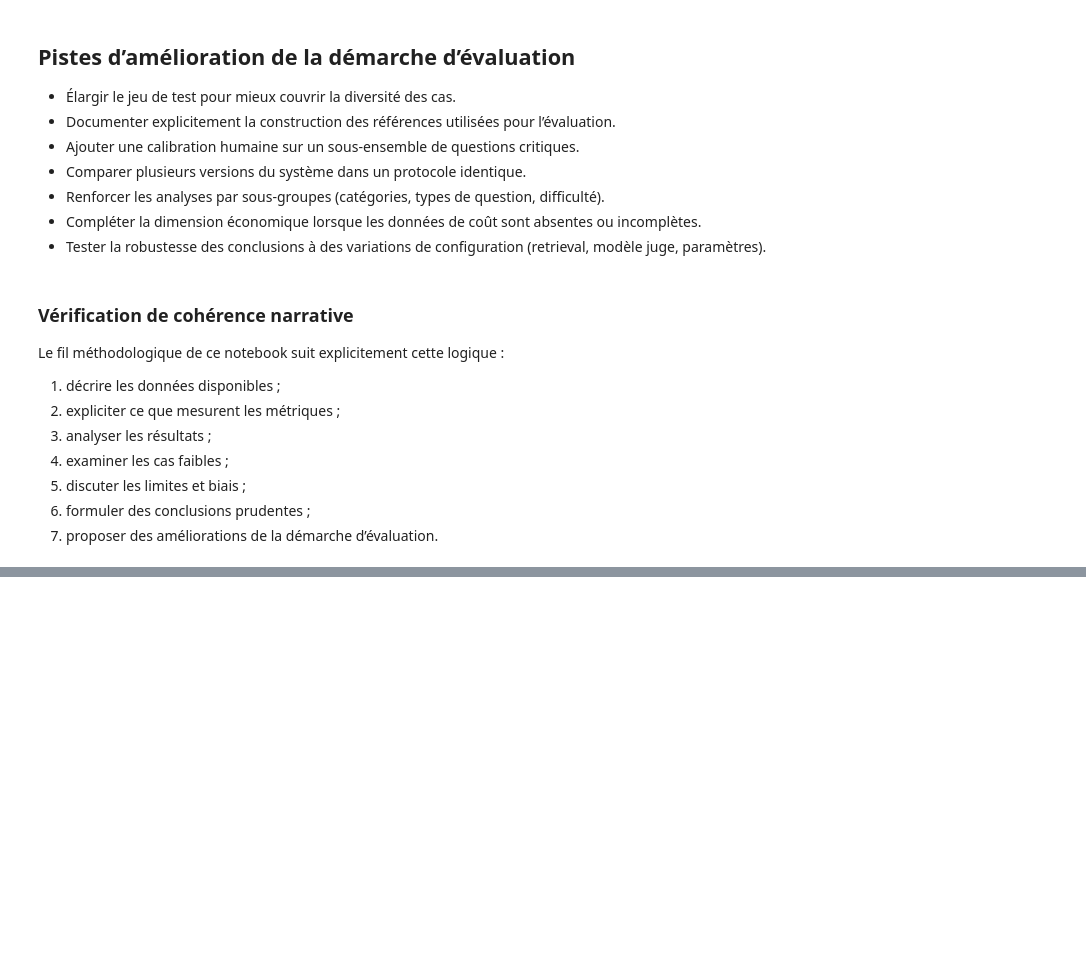
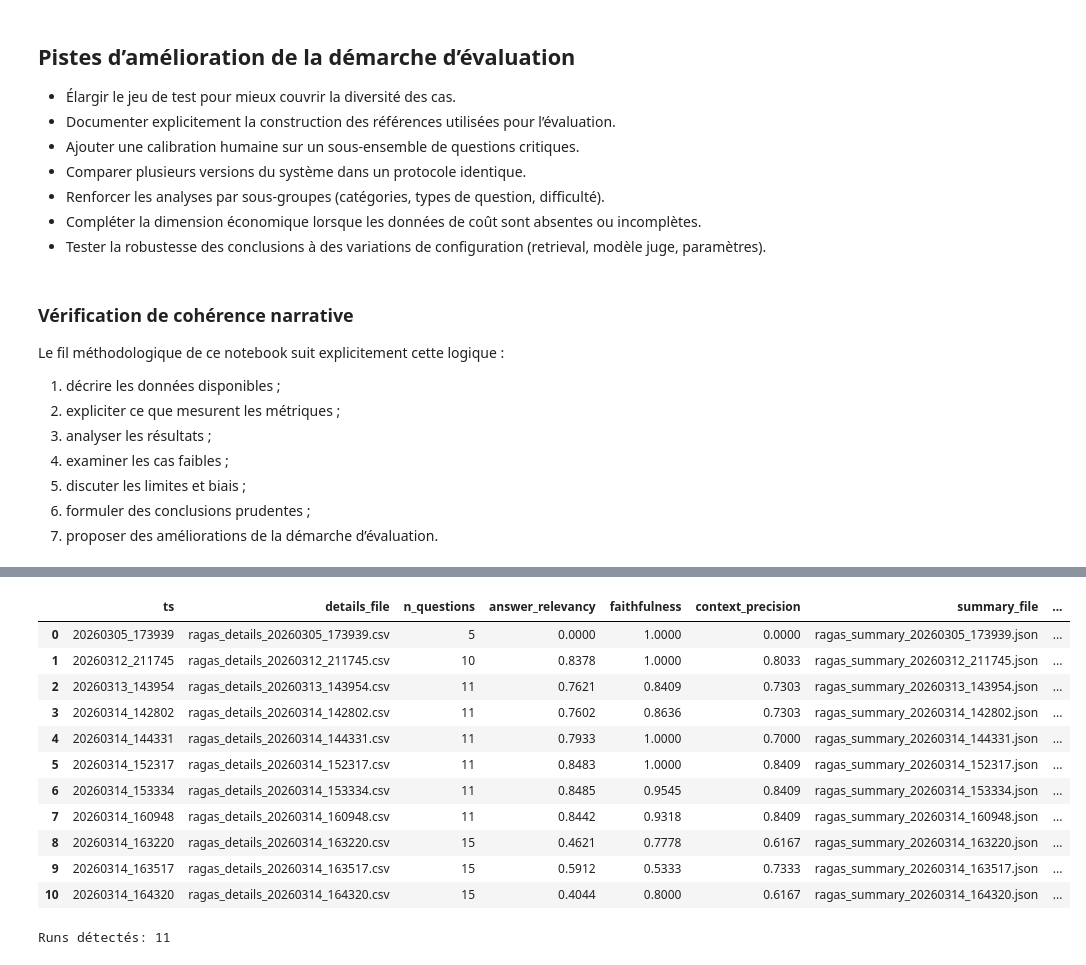
Before and after one commit to stephmnt/eval_RAGAS, a Jupyter notebook: notes_perso.ipynb, the cells around one changed output, grey strips where cells are left out. Saved outputs shown, nothing was run; the diff lists cells and outputs as text; code cells hidden in the pictures; blank space fills up the shorter version.

```diff
--- a/notes_perso.ipynb
+++ b/notes_perso.ipynb
@@ -698,0 +715,80 @@ Le fil méthodologique de ce notebook suit explicitement cette logique :
+# %%
+from pathlib import Path
+import json
+import re
+import pandas as pd
+import numpy as np
+import matplotlib.pyplot as plt
+
+from IPython.display import display, Markdown
+
+EVAL_DIR = Path('outputs/evaluations')
+
+summary_files = sorted(EVAL_DIR.glob('ragas_summary_*.json'))
+details_files = sorted(EVAL_DIR.glob('ragas_details_*.csv'))
+samples_files = sorted(EVAL_DIR.glob('samples_*.json'))
+
+if not summary_files or not details_files:
+    raise FileNotFoundError("Aucun artefact d'évaluation trouvé dans outputs/evaluations/.")
+
+
+def extract_ts(path: Path) -> str:
+    return path.stem.split('_')[-2] + '_' + path.stem.split('_')[-1]
+
+
+def parse_result_repr(result_repr: str) -> dict:
+    if not isinstance(result_repr, str):
+        return {}
+    parsed = {}
+    for name, value in re.findall(r"'([^']+)': ([0-9.]+)", result_repr):
+        parsed[name] = float(value)
+    return parsed
+
+summary_map = {extract_ts(p): p for p in summary_files}
+details_map = {extract_ts(p): p for p in details_files}
+samples_map = {extract_ts(p): p for p in samples_files}
+
+runs = []
+for ts, details_path in sorted(details_map.items()):
+    df = pd.read_csv(details_path)
+    summary_path = summary_map.get(ts)
+
+    row = {
+        'ts': ts,
+        'details_file': details_path.name,
+        'n_questions': len(df),
+    }
+
+    if summary_path and summary_path.exists():
+        payload = json.loads(summary_path.read_text(encoding='utf-8'))
+        core = parse_result_repr(payload.get('result_repr', ''))
+        row.update(core)
+        row['summary_file'] = summary_path.name
+        row['mean_retrieval_precision_at_k'] = payload.get('mean_retrieval_precision_at_k')
+        row['mean_retrieval_recall_at_k'] = payload.get('mean_retrieval_recall_at_k')
+        row['mean_retrieval_mrr'] = payload.get('mean_retrieval_mrr')
+        row['mean_retrieval_ndcg_at_k'] = payload.get('mean_retrieval_ndcg_at_k')
+        row['mean_latency_total_s'] = payload.get('mean_latency_total_s')
+        row['mean_sql_used'] = payload.get('mean_sql_used')
+    else:
+        row['summary_file'] = None
+
+    runs.append(row)
+
+runs_df = pd.DataFrame(runs).sort_values('ts').reset_index(drop=True)
+display(runs_df)
+print(f'Runs détectés: {len(runs_df)}')
+# %% [output]
+|  | ts | details_file | n_questions | answer_relevancy | faithfulness | context_precision | summary_file | ... |
+| 0 | 20260305_173939 | ragas_details_20260305_173939.csv | 5 | 0.0000 | 1.0000 | 0.0000 | ragas_summary_20260305_173939.json | ... |
+| 1 | 20260312_211745 | ragas_details_20260312_211745.csv | 10 | 0.8378 | 1.0000 | 0.8033 | ragas_summary_20260312_211745.json | ... |
+| 2 | 20260313_143954 | ragas_details_20260313_143954.csv | 11 | 0.7621 | 0.8409 | 0.7303 | ragas_summary_20260313_143954.json | ... |
+| 3 | 20260314_142802 | ragas_details_20260314_142802.csv | 11 | 0.7602 | 0.8636 | 0.7303 | ragas_summary_20260314_142802.json | ... |
+| 4 | 20260314_144331 | ragas_details_20260314_144331.csv | 11 | 0.7933 | 1.0000 | 0.7000 | ragas_summary_20260314_144331.json | ... |
+| 5 | 20260314_152317 | ragas_details_20260314_152317.csv | 11 | 0.8483 | 1.0000 | 0.8409 | ragas_summary_20260314_152317.json | ... |
+| 6 | 20260314_153334 | ragas_details_20260314_153334.csv | 11 | 0.8485 | 0.9545 | 0.8409 | ragas_summary_20260314_153334.json | ... |
+| 7 | 20260314_160948 | ragas_details_20260314_160948.csv | 11 | 0.8442 | 0.9318 | 0.8409 | ragas_summary_20260314_160948.json | ... |
+| 8 | 20260314_163220 | ragas_details_20260314_163220.csv | 15 | 0.4621 | 0.7778 | 0.6167 | ragas_summary_20260314_163220.json | ... |
+| 9 | 20260314_163517 | ragas_details_20260314_163517.csv | 15 | 0.5912 | 0.5333 | 0.7333 | ragas_summary_20260314_163517.json | ... |
+| 10 | 20260314_164320 | ragas_details_20260314_164320.csv | 15 | 0.4044 | 0.8000 | 0.6167 | ragas_summary_20260314_164320.json | ... |
+Runs détectés: 11
```
Also changed, not shown: parts of 19 cells of this notebook, 5 other files.
